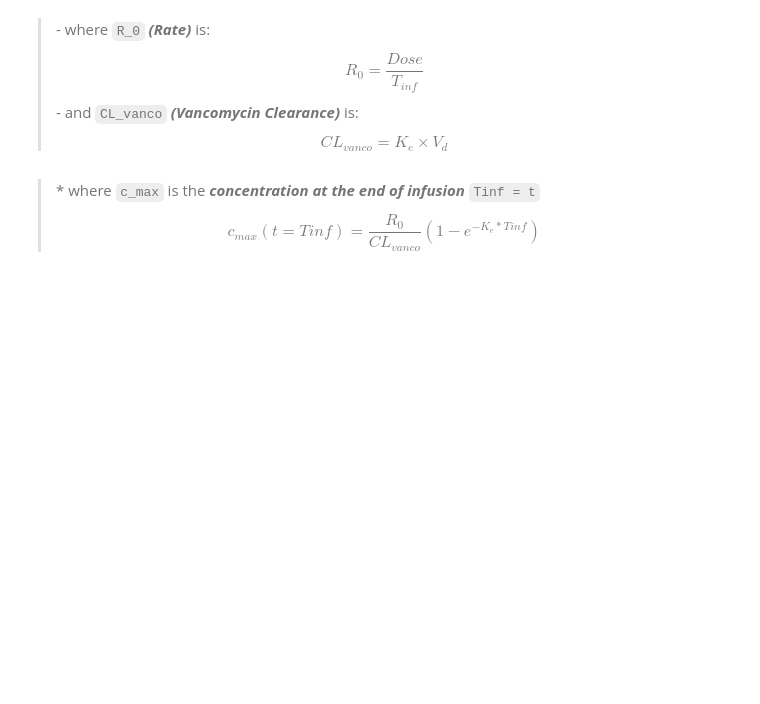
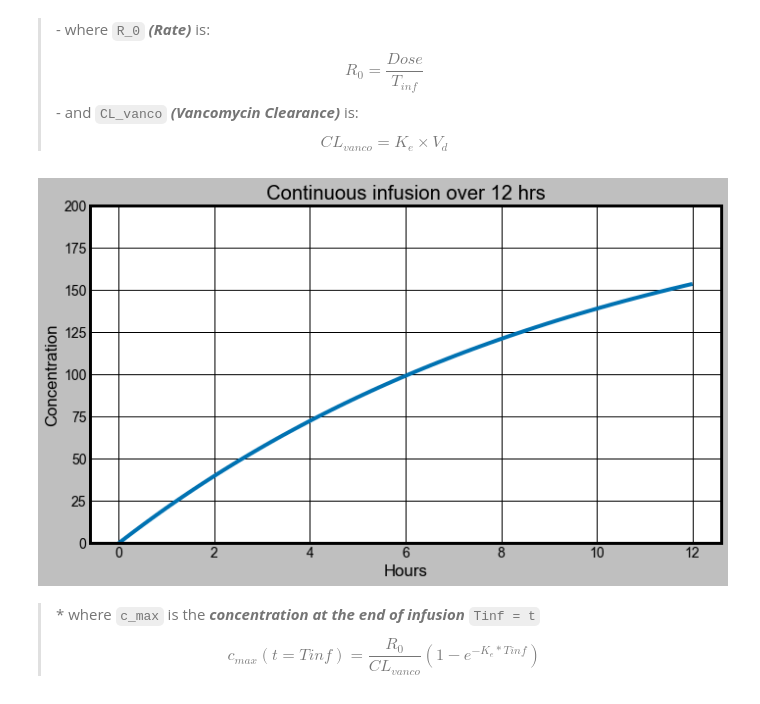
Before and after one commit to kpessa/vanco-python, a Jupyter notebook: vanco-auc.ipynb, the cells around one changed output. Saved outputs shown, nothing was run; the diff lists cells and outputs as text; code cells hidden in the pictures; blank space fills up the shorter version.

```diff
--- a/vanco-auc.ipynb
+++ b/vanco-auc.ipynb
@@ -36,6 +33,21 @@ def c_inf(t):
 # %%
 R_0 = Dose / t_inf
 CL_vanco = K_e * V_d
+# %%
+X = np.linspace(0,tau,100)
+Y = [c_inf(t) for t in X]
+plt.figure(figsize = (10,6))
+plt.plot(X,Y)
+
+plt.title("Continuous infusion over 12 hrs")
+plt.style.use(plt.style.available[8])
+plt.xlabel("Hours")
+plt.ylabel("Concentration")
+plt.ylim(0,200)
+plt.tight_layout()
+plt.savefig("Images/cont_infusion.png")
+# %% [output]
+[figure, added]
 # %%
 cmax = R_0 / CL_vanco * (1 - math.exp(-K_e * t_inf))
 # %% [markdown]
```
Also changed, not shown: parts of 5 cells of this notebook, 4 other files.
